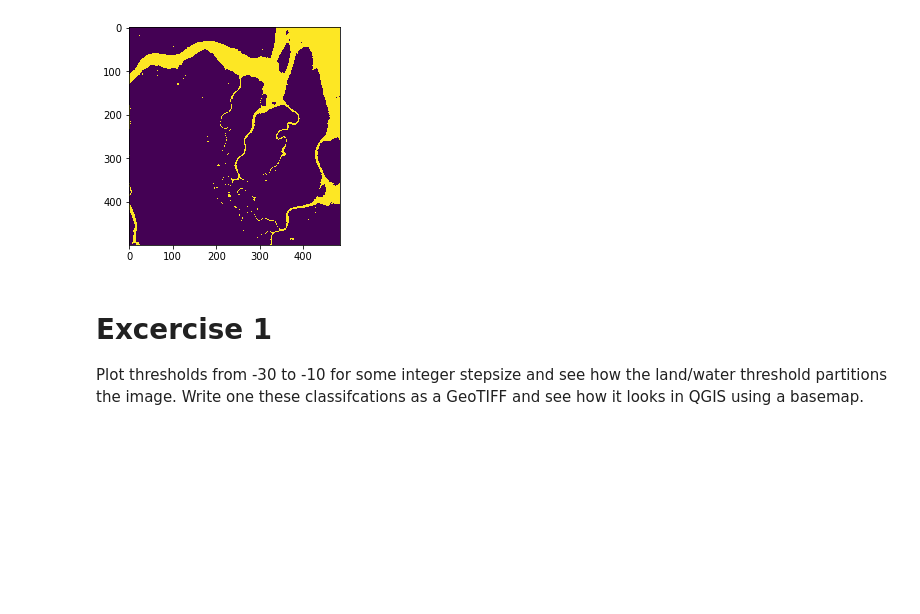
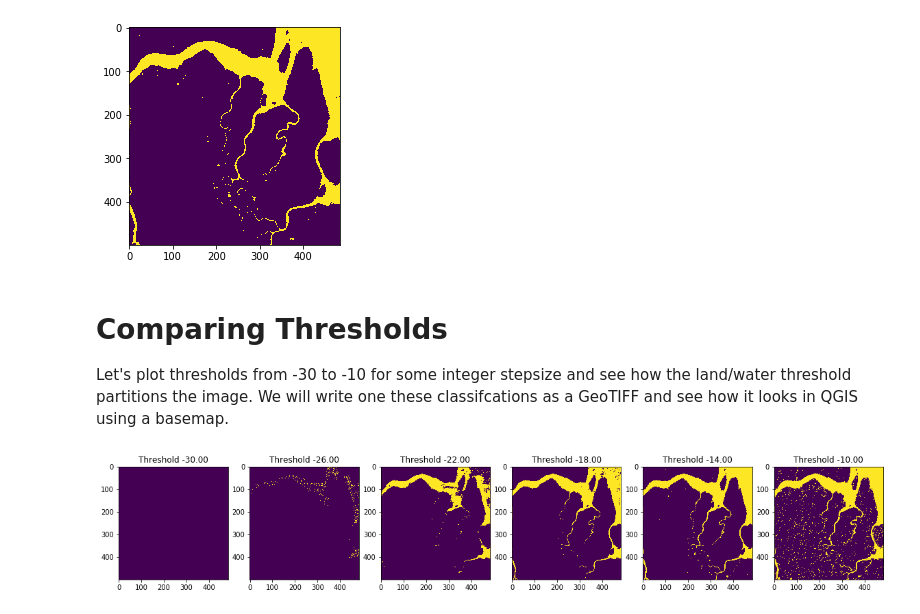
Before and after one commit to simard-landscape-lab/sari-tutorial, a Jupyter notebook: 3_Backscatter/3_Backscatter_no_solutions.ipynb, the cells around one changed output. Drawn from its saved outputs; the diff is of its cells as text; code cells hidden in the pictures; blank space fills up the shorter version.

```diff
--- a/3_Backscatter/3_Backscatter_no_solutions.ipynb
+++ b/3_Backscatter/3_Backscatter_no_solutions.ipynb
@@ -137,6 +137,6 @@ plt.imshow(classes)
 <matplotlib.image.AxesImage at 0x...>
 [figure]
 # %% [markdown]
-# Excercise 1
+# Comparing Thresholds
 
-Plot thresholds from -30 to -10 for some integer stepsize and see how the land/water threshold partitions the image. Write one these classifcations as a GeoTIFF and see how it looks in QGIS using a basemap.
+Let's plot thresholds from -30 to -10 for some integer stepsize and see how the land/water threshold partitions the image. We will write one these classifcations as a GeoTIFF and see how it looks in QGIS using a basemap.
@@ -146,0 +143,9 @@ Plot thresholds from -30 to -10 for some integer stepsize and see how the land/w
+# %%
+N=6
+thresh_arr = np.linspace(-30, -10, N)
+fig, ax = plt.subplots(1, N, figsize=(20, 10))
+for ax, thresh in zip(ax.ravel(), thresh_arr):
+    ax.imshow(hh_db < thresh)
+    ax.set_title(f'Threshold {thresh:1.2f}')
+# %% [output]
+[figure, added]
```
Also changed, not shown: parts of 6 cells of this notebook, 5 other files.
